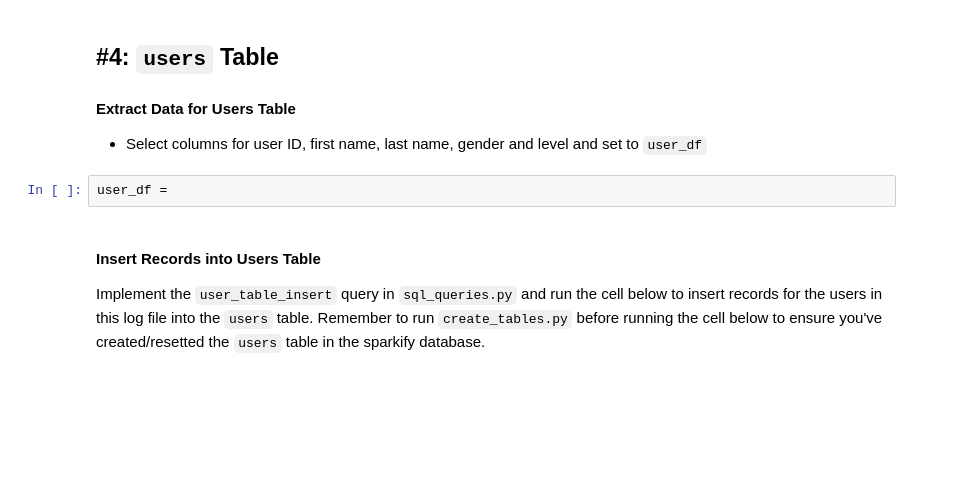
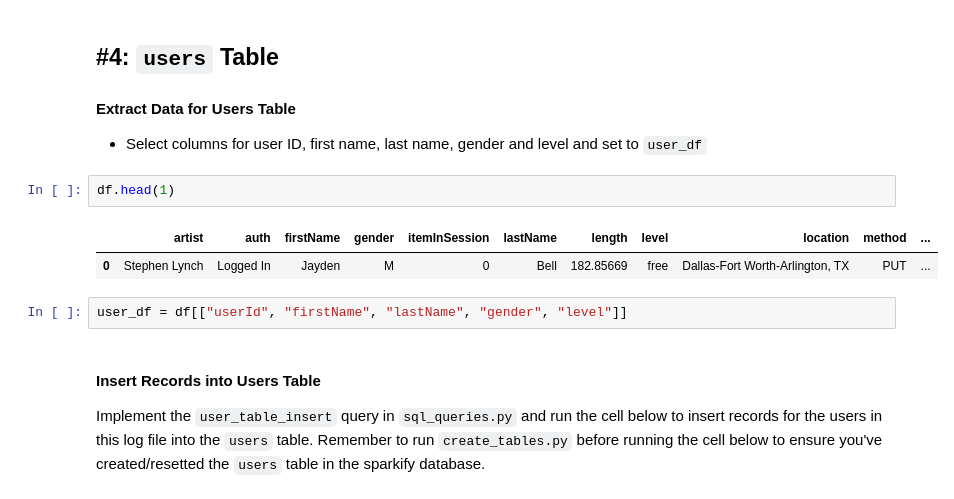
Before and after one commit to jonaletil/data-modeling-with-postgres, a Jupyter notebook: etl.ipynb, the cells around one changed output. Saved outputs shown, nothing was run; the diff lists cells and outputs as text; blank space fills up the shorter version.

```diff
--- a/etl.ipynb
+++ b/etl.ipynb
@@ -120,8 +198,13 @@ Run `test.ipynb` to see if you've successfully added records to this table.
 ## #4: `users` Table
 #### Extract Data for Users Table
 - Select columns for user ID, first name, last name, gender and level and set to `user_df`
-# %%
-user_df =
+# %%
+df.head(1)
+# %% [output]
+|  | artist | auth | firstName | gender | itemInSession | lastName | length | level | location | method | ... |
+| 0 | Stephen Lynch | Logged In | Jayden | M | 0 | Bell | 182.85669 | free | Dallas-Fort Worth-Arlington, TX | PUT | ... |
+# %%
+user_df = df[["userId", "firstName", "lastName", "gender", "level"]]
 # %% [markdown]
 #### Insert Records into Users Table
 Implement the `user_table_insert` query in `sql_queries.py` and run the cell below to insert records for the users in this log file into the `users` table. Remember to run `create_tables.py` before running the cell below to ensure you've created/resetted the `users` table in the sparkify database.
```
Also changed, not shown: parts of 23 cells of this notebook, 1 other file.
